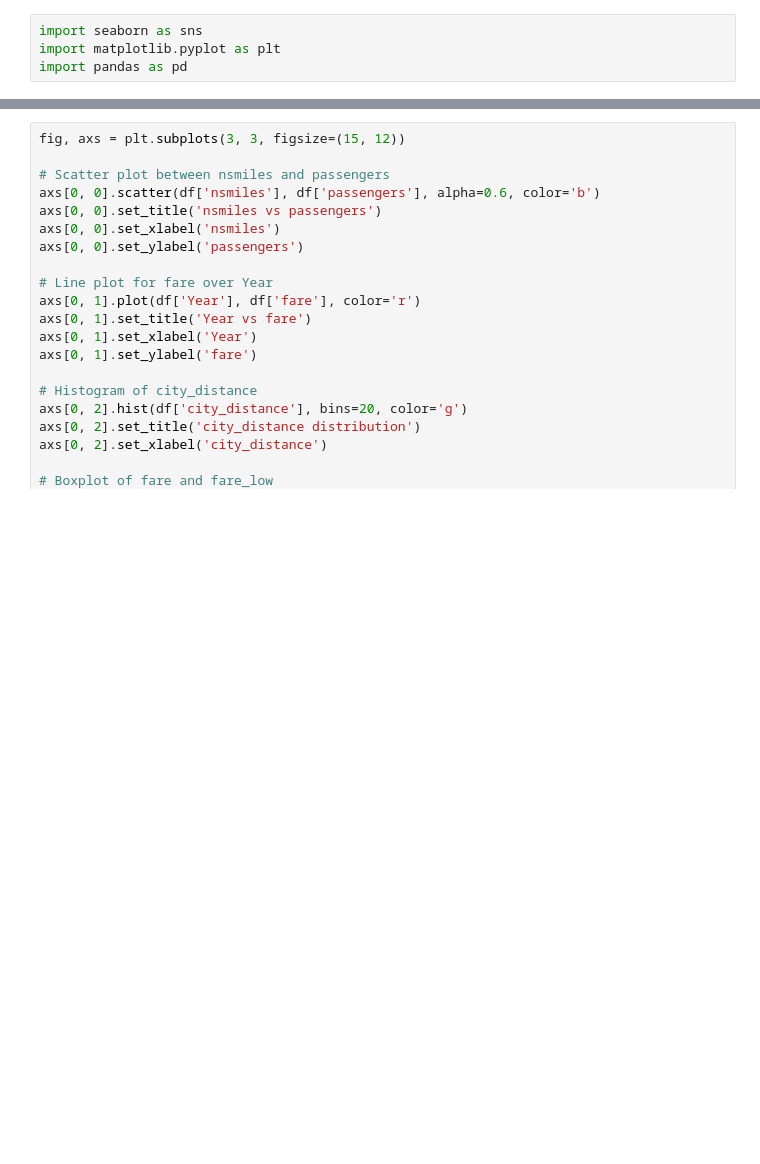
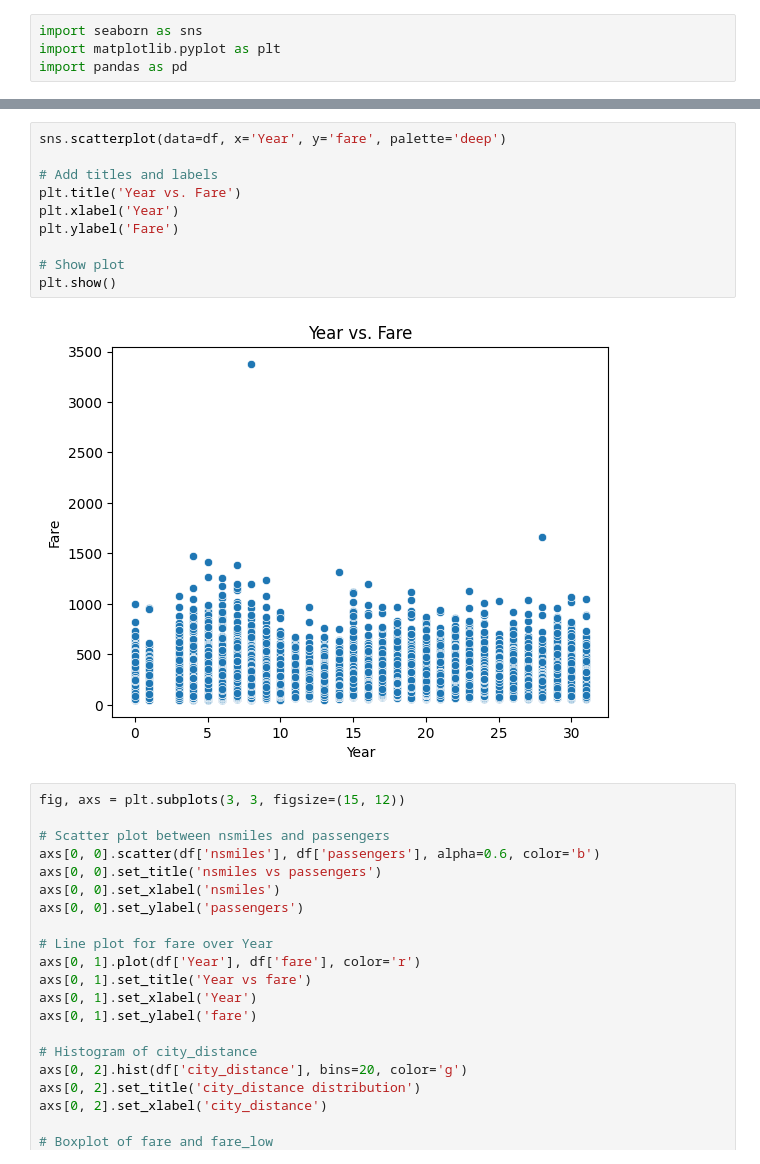
Before and after one commit to ashtonmcox/CDC, a Jupyter notebook: new_feature_plots.ipynb, the cells around one changed output, grey strips where cells are left out. Saved outputs shown, nothing was run; the diff lists cells and outputs as text; blank space fills up the shorter version.

```diff
--- a/new_feature_plots.ipynb
+++ b/new_feature_plots.ipynb
@@ -39,3 +48,15 @@ plt.show()
+# %%
+sns.scatterplot(data=df, x='Year', y='fare', palette='deep')
+
+# Add titles and labels
+plt.title('Year vs. Fare')
+plt.xlabel('Year')
+plt.ylabel('Fare')
+
+# Show plot
+plt.show()
+# %% [output]
+[figure, added]
 # %%
 fig, axs = plt.subplots(3, 3, figsize=(15, 12))
 
```
Also changed, not shown: parts of 3 cells of this notebook, 8 other files.
